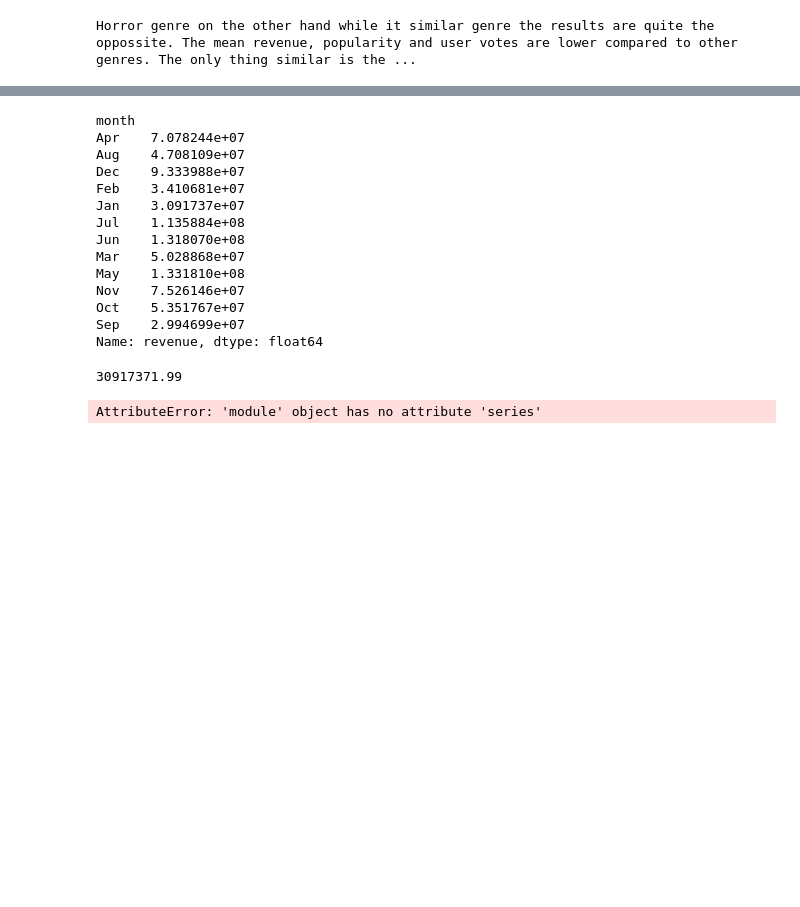
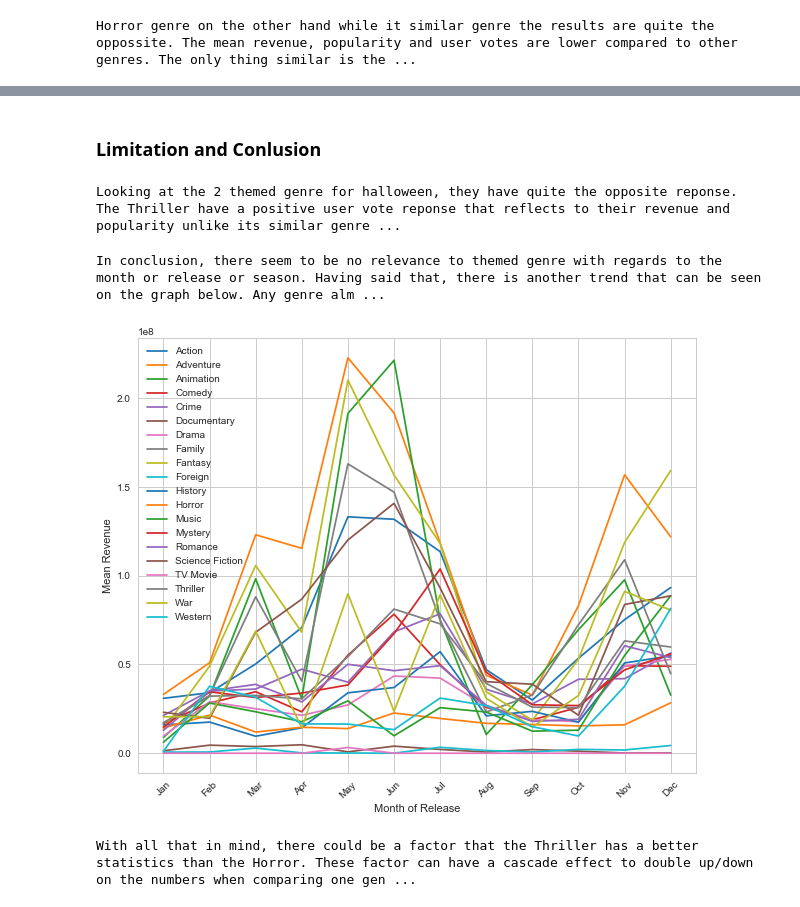
Before and after one commit to jffry7/udacity_final_project, a Jupyter notebook: movie_analysis_project.ipynb, the cells around one changed output, grey strips where cells are left out. Cells and saved outputs as stored; diff of their text form; code cells hidden in the pictures; blank space fills up the shorter version.

Commit message:
Revised Final
Added conclusion and export to html

```diff
--- a/movie_analysis_project.ipynb
+++ b/movie_analysis_project.ipynb
@@ -95,7 +108,7 @@ new_moviedb_df =  movie_data_df.join(movie_data_df.pop('genres').str.get_dummies
 # split the genres column to separate columns for ease of data corelation
 # source: https://stackoverflow.com/questions/47248727/parsing-csv-file-with-pandas-in-python3
 # %%
-new_moviedb_df.iloc[:, 20 : 42] = new_moviedb_df.iloc[:, 20 : 42].applymap(lambda x: True
+new_moviedb_df.iloc[:, 20 : 40] = new_moviedb_df.iloc[:, 20 : 40].applymap(lambda x: True
                                                                            if x == 1
                                                                            else x).applymap(lambda x: False
                                                                                             if x== 0
@@ -106,11 +119,6 @@ new_moviedb_df.iloc[:, 20 : 42] = new_moviedb_df.iloc[:, 20 : 42].applymap(lambd
 # %%
 new_moviedb_df['month'] = pd.DatetimeIndex(new_moviedb_df['release_date']).month
 # Adds a series on the current dataframe by converting the release date to Month of Release
-# %%
-import calendar
-new_moviedb_df['month'] = new_moviedb_df['month'].apply(lambda x: calendar.month_abbr[x])
-# Converts Month numeric to String equivalent
-# https://stackoverflow.com/questions/37625334/python-pandas-convert-month-int-to-month-name
 # %%
 # Data Clean Up
 nonzero_moviedb_df = remove_zero_row(new_moviedb_df, 'revenue')
@@ -228,26 +213,31 @@ mean_action_moviedb.sort_values(['month', 'revenue'])
-# %%
-testdb1 = action_moviedb_df.groupby(['month']).mean()['revenue']
-testdb1
-# %% [output]
-month
-Apr    7.078244e+07
-Aug    4.708109e+07
-Dec    9.333988e+07
-Feb    3.410681e+07
-Jan    3.091737e+07
-Jul    1.135884e+08
-Jun    1.318070e+08
-Mar    5.028868e+07
-May    1.331810e+08
-Nov    7.526146e+07
-Oct    5.351767e+07
-Sep    2.994699e+07
-Name: revenue, dtype: float64
-# %%
-testdb1.loc['Jan']
-# %% [output]
-30917371.99
-# %%
-testarray = pd.series["Jan", "Feb", "Mar", "Apr","May", "Jun", "Jul", "Aug", "Sep", "Oct", "Nov", "Dec"]
-# %% [output]
-AttributeError: 'module' object has no attribute 'series'
+# %%
+display(HTML("<article><h3>Limitation and Conlusion</h3></article>"))
+display(HTML("<article>Looking at the 2 themed genre for halloween, they have quite the opposite reponse. The Thriller have a positive user vote reponse that reflects to their revenue and popularity unlike its similar genre Horror. However, both genre dont have their peak mean revenue during the halloween season but rather they have it on the US Summer season.</article>"))
+display(HTML("<article>In conclusion, there seem to be no relevance to themed genre with regards to the month or release or season. Having said that, there is another trend that can be seen on the graph below. Any genre almost always have their peak mean revenue during the US summer in general.</article>"))
+plot_color = 1
+handles_list = []
+plt.figure(figsize=(10, 8))
+for genre in nonzero_moviedb_df.columns[20:40]:
+    var_db = genre + '_db'
+    var_handles = genre + '_handle'
+    globals()[var_db] = get_mean_genre_by_mos(separate_genre_data(nonzero_moviedb_df, genre), genre)
+    plt.plot(globals()[var_db]['month'], globals()[var_db]['revenue'])
+    globals()[var_handles] = mpatches.Patch(label=genre)
+    handles_list.append(genre)
+    plot_color += 1
+plt.xticks(Thriller_db['month'], month_array, rotation=45)
+# Since x and y axis are the same for all genre, thriller has been used for simplicty
+# https://matplotlib.org/examples/ticks_and_spines/ticklabels_demo_rotation.html
+plt.xlabel('Month of Release')
+plt.ylabel('Mean Revenue')
+plt.legend(handles_list, loc=2)
+
+plt.show()
+
+display(HTML("<article>With all that in mind, there could be a factor that the Thriller has a better statistics than the Horror. These factor can have a cascade effect to double up/down on the numbers when comparing one genre to the rest. Also only 2 genres have been compared and other season may have better response during their respective season. Lastly, and probably the most impactful of the rest of the factors, a single movie can have multiple genre. There is no way to identify the main genre of the movie on this list unless other coulmns have been factored.</article>"))
+# %% [output]
+Limitation and Conlusion
+Looking at the 2 themed genre for halloween, they have quite the opposite reponse. The Thriller have a positive user vote reponse that reflects to their revenue and popularity unlike its similar genre ...
+In conclusion, there seem to be no relevance to themed genre with regards to the month or release or season. Having said that, there is another trend that can be seen on the graph below. Any genre alm ...
+[figure, added]
+With all that in mind, there could be a factor that the Thriller has a better statistics than the Horror. These factor can have a cascade effect to double up/down on the numbers when comparing one gen ...
```
Also changed, not shown: parts of 7 cells of this notebook, 3 other files.
